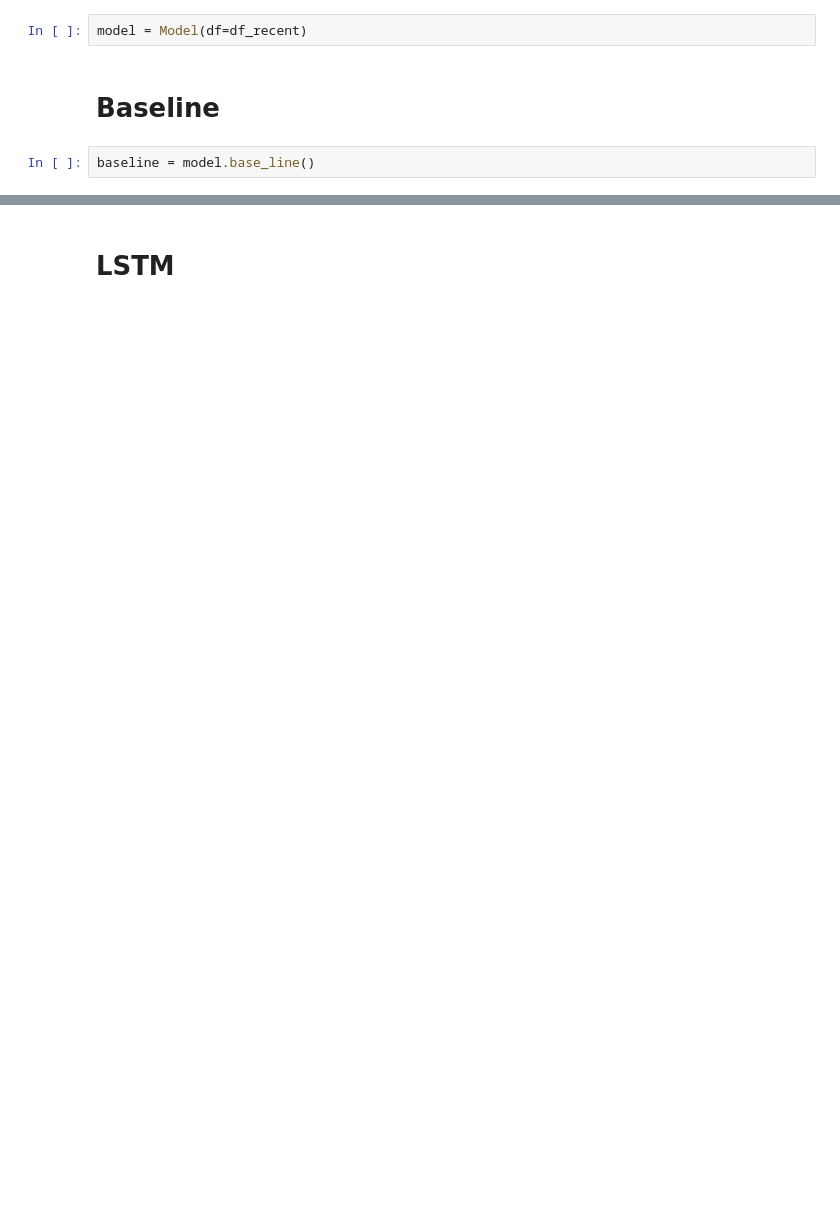
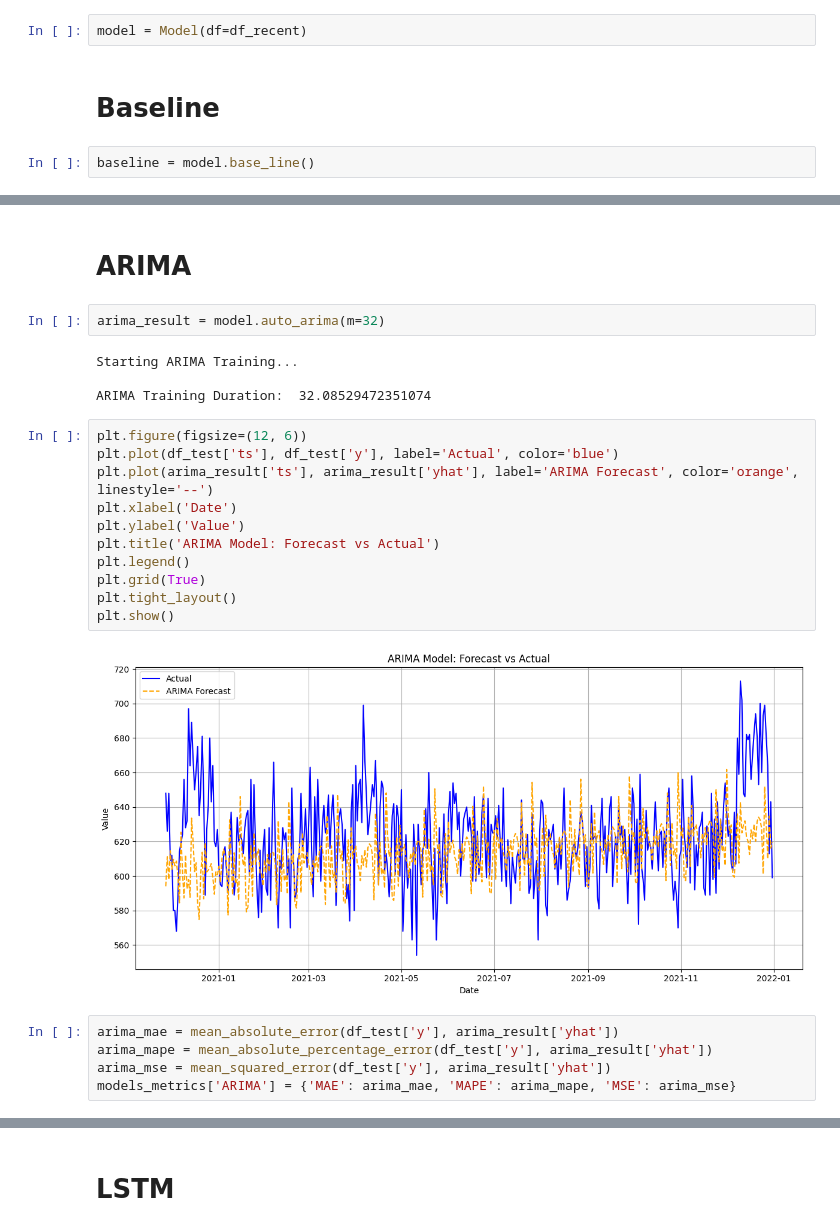
Before and after one commit to florivz/TSF-SS25-TimeGPT, a Jupyter notebook: skripts/forecasting/eggs_model.ipynb, the cells around one changed output, grey strips where cells are left out. Cells and saved outputs as stored; diff of their text form; blank space fills up the shorter version.

```diff
--- a/skripts/forecasting/eggs_model.ipynb
+++ b/skripts/forecasting/eggs_model.ipynb
@@ -100,0 +139,26 @@ plt.show()
+# %% [markdown]
+# ARIMA
+# %%
+arima_result = model.auto_arima(m=32)
+# %% [output]
+Starting ARIMA Training...
+
+ARIMA Training Duration:  32.08529472351074
+# %%
+plt.figure(figsize=(12, 6))
+plt.plot(df_test['ts'], df_test['y'], label='Actual', color='blue')
+plt.plot(arima_result['ts'], arima_result['yhat'], label='ARIMA Forecast', color='orange', linestyle='--')
+plt.xlabel('Date')
+plt.ylabel('Value')
+plt.title('ARIMA Model: Forecast vs Actual')
+plt.legend()
+plt.grid(True)
+plt.tight_layout()
+plt.show()
+# %% [output]
+[figure, added]
+# %%
+arima_mae = mean_absolute_error(df_test['y'], arima_result['yhat'])
+arima_mape = mean_absolute_percentage_error(df_test['y'], arima_result['yhat'])
+arima_mse = mean_squared_error(df_test['y'], arima_result['yhat'])
+models_metrics['ARIMA'] = {'MAE': arima_mae, 'MAPE': arima_mape, 'MSE': arima_mse}
```
Also changed, not shown: parts of 57 cells of this notebook, 1 other file.
